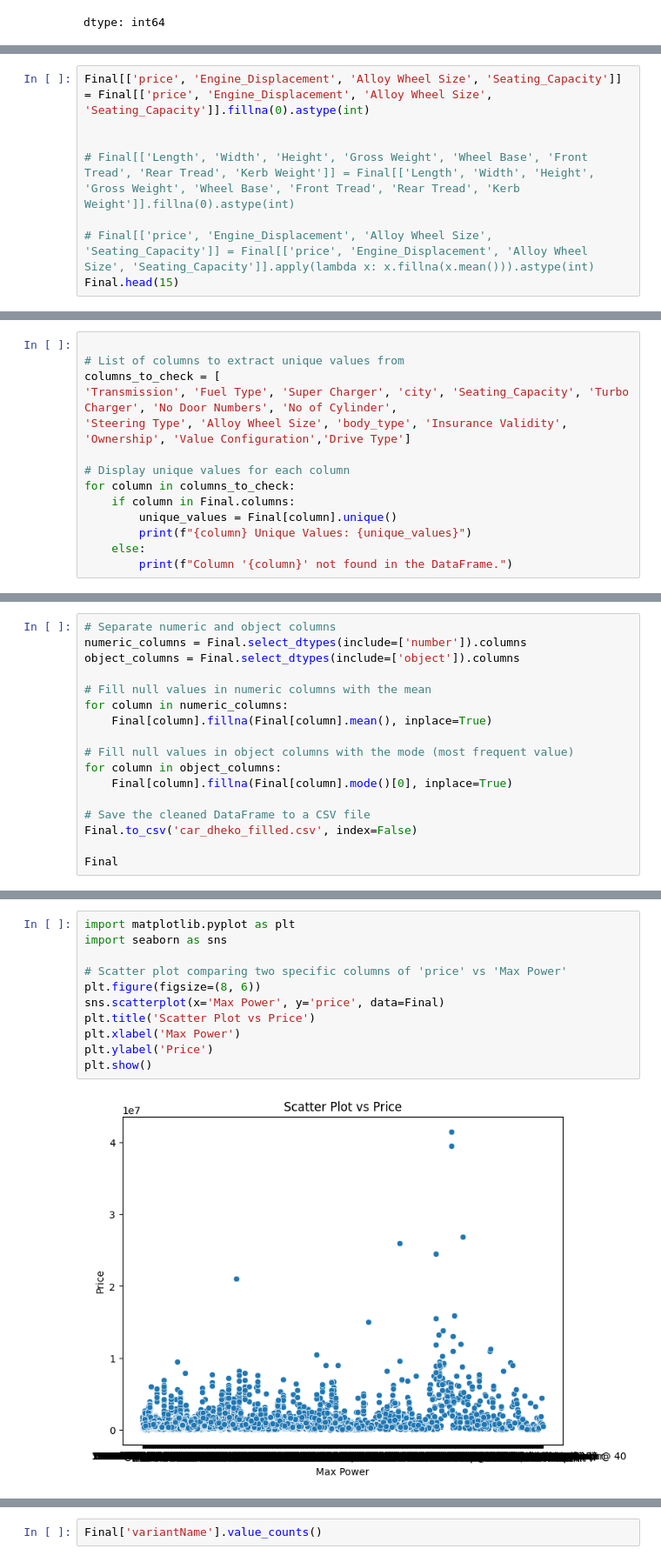
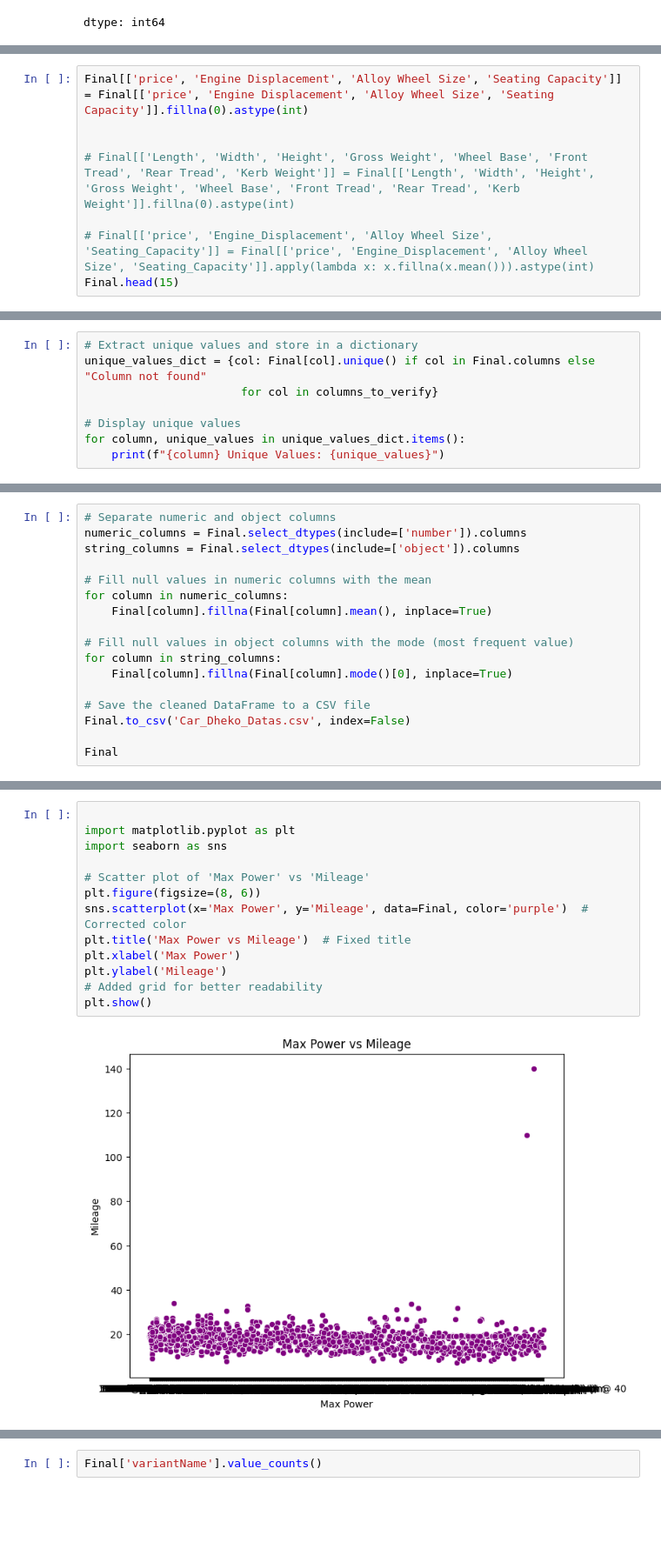
Before and after one commit to SIVASHANKARI04/CarDekho-Project, a Jupyter notebook: Untitled1.ipynb, the cells around one changed output, grey strips where cells are left out. Shown at 87% size. Drawn from its saved outputs; the diff is of its cells as text; blank space fills up the shorter version.

```diff
--- a/Untitled1.ipynb
+++ b/Untitled1.ipynb
@@ -613,5 +624,5 @@ Drive Type Unique Values: ['Front Wheel Drive' 'Two Wheel Drive' nan 'All Wheel
 # %%
-Final[['price', 'Engine_Displacement', 'Alloy Wheel Size', 'Seating_Capacity']] = Final[['price', 'Engine_Displacement', 'Alloy Wheel Size', 'Seating_Capacity']].fillna(0).astype(int)
+Final[['price', 'Engine Displacement', 'Alloy Wheel Size', 'Seating Capacity']] = Final[['price', 'Engine Displacement', 'Alloy Wheel Size', 'Seating Capacity']].fillna(0).astype(int)
 
 
 # Final[['Length', 'Width', 'Height', 'Gross Weight', 'Wheel Base', 'Front Tread', 'Rear Tread', 'Kerb Weight']] = Final[['Length', 'Width', 'Height', 'Gross Weight', 'Wheel Base', 'Front Tread', 'Rear Tread', 'Kerb Weight']].fillna(0).astype(int)
@@ -693,17 +704,3 @@ unique_values_counts
 | Max Power | 760 |
 | variantName | 2157 |
 dtype: int64
-# %%
-
-# List of columns to extract unique values from
-columns_to_check = [
-'Transmission', 'Fuel Type', 'Super Charger', 'city', 'Seating_Capacity', 'Turbo Charger', 'No Door Numbers', 'No of Cylinder',
-'Steering Type', 'Alloy Wheel Size', 'body_type', 'Insurance Validity', 'Ownership', 'Value Configuration','Drive Type']
-
-# Display unique values for each column
-for column in columns_to_check:
-    if column in Final.columns:
-        unique_values = Final[column].unique()
-        print(f"{column} Unique Values: {unique_values}")
-    else:
-        print(f"Column '{column}' not found in the DataFrame.")
@@ -727,0 +707,8 @@ Drive Type Unique Values: ['Front Wheel Drive' 'Two Wheel Drive' nan 'All Wheel
+# %%
+# Extract unique values and store in a dictionary
+unique_values_dict = {col: Final[col].unique() if col in Final.columns else "Column not found"
+                       for col in columns_to_verify}
+
+# Display unique values
+for column, unique_values in unique_values_dict.items():
+    print(f"{column} Unique Values: {unique_values}")
@@ -764,18 +776,18 @@ numeric_columns
 # %%
 # Separate numeric and object columns
 numeric_columns = Final.select_dtypes(include=['number']).columns
-object_columns = Final.select_dtypes(include=['object']).columns
+string_columns = Final.select_dtypes(include=['object']).columns
 
 # Fill null values in numeric columns with the mean
 for column in numeric_columns:
     Final[column].fillna(Final[column].mean(), inplace=True)
 
 # Fill null values in object columns with the mode (most frequent value)
-for column in object_columns:
+for column in string_columns:
     Final[column].fillna(Final[column].mode()[0], inplace=True)
 
 # Save the cleaned DataFrame to a CSV file
-Final.to_csv('car_dheko_filled.csv', index=False)
+Final.to_csv('Car_Dheko_Datas.csv', index=False)
 
 Final
 # %% [output]
@@ -989,13 +966,15 @@ plt.show()
 # %%
+
 import matplotlib.pyplot as plt
 import seaborn as sns
 
-# Scatter plot comparing two specific columns of 'price' vs 'Max Power'
+# Scatter plot of 'Max Power' vs 'Mileage'
 plt.figure(figsize=(8, 6))
-sns.scatterplot(x='Max Power', y='price', data=Final)
-plt.title('Scatter Plot vs Price')
+sns.scatterplot(x='Max Power', y='Mileage', data=Final, color='purple')  # Corrected color
+plt.title('Max Power vs Mileage')  # Fixed title
 plt.xlabel('Max Power')
-plt.ylabel('Price')
+plt.ylabel('Mileage')
+# Added grid for better readability
 plt.show()
 # %% [output]
-[figure, old version]
+[figure, new version]
```
Also changed, not shown: parts of 51 cells of this notebook.
